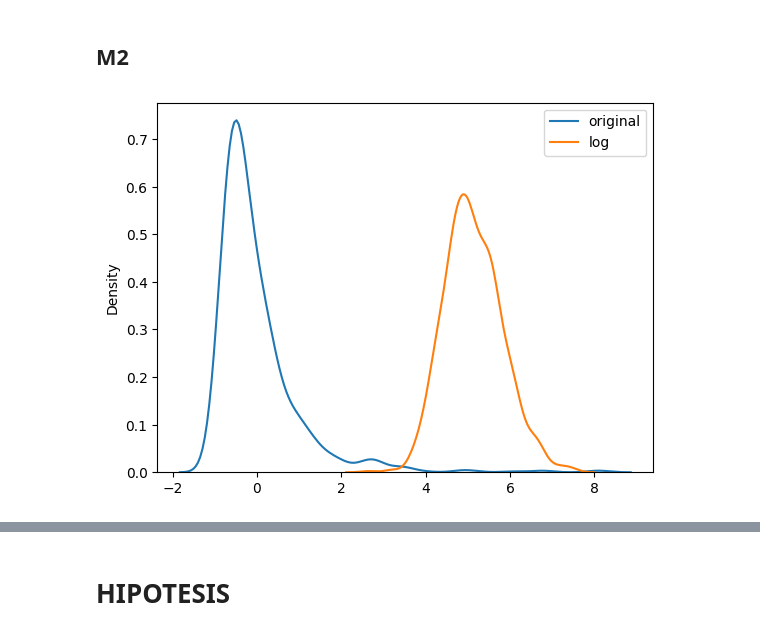
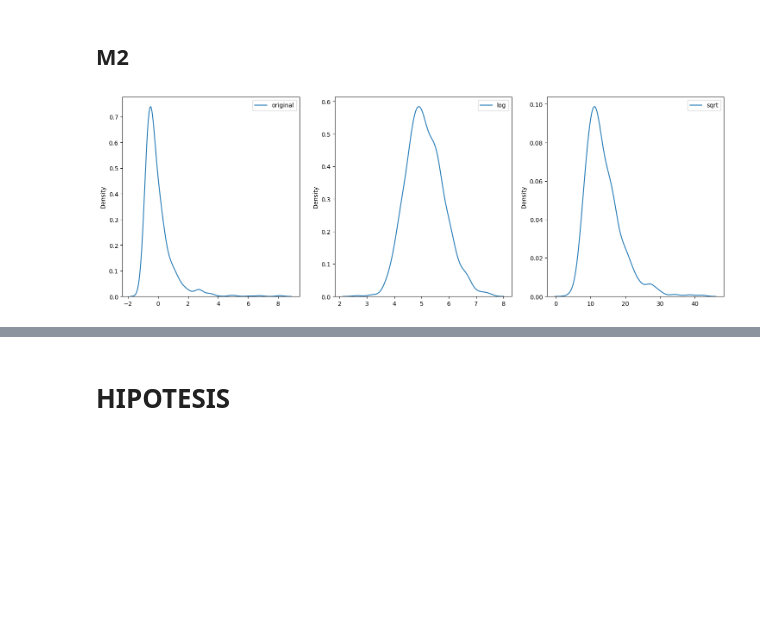
Before and after one commit to promav/PoyectosBootcamp, a Jupyter notebook: Mod2/mod2_pablo_romero.ipynb, the cells around one changed output, grey strips where cells are left out. Cells and saved outputs as stored; diff of their text form; code cells hidden in the pictures; blank space fills up the shorter version.

```diff
--- a/Mod2/mod2_pablo_romero.ipynb
+++ b/Mod2/mod2_pablo_romero.ipynb
@@ -451,9 +457,15 @@ plt.legend();
 # %%
 m2_sqt = np.sqrt(m2)
 m2_log = np.log(m2)
-
+plt.figure(figsize=(18, 6))
+plt.subplot(1,3,1)
 sns.kdeplot(m2_std, label='original')
+plt.legend();
+plt.subplot(1,3,2)
 sns.kdeplot(m2_log, label='log')
 plt.legend();
+plt.subplot(1,3,3)
+sns.kdeplot(m2_sqt, label='sqrt')
+plt.legend();
 # %% [output]
-[figure, old version]
+[figure, new version]
```
Also changed, not shown: parts of 16 cells of this notebook.
